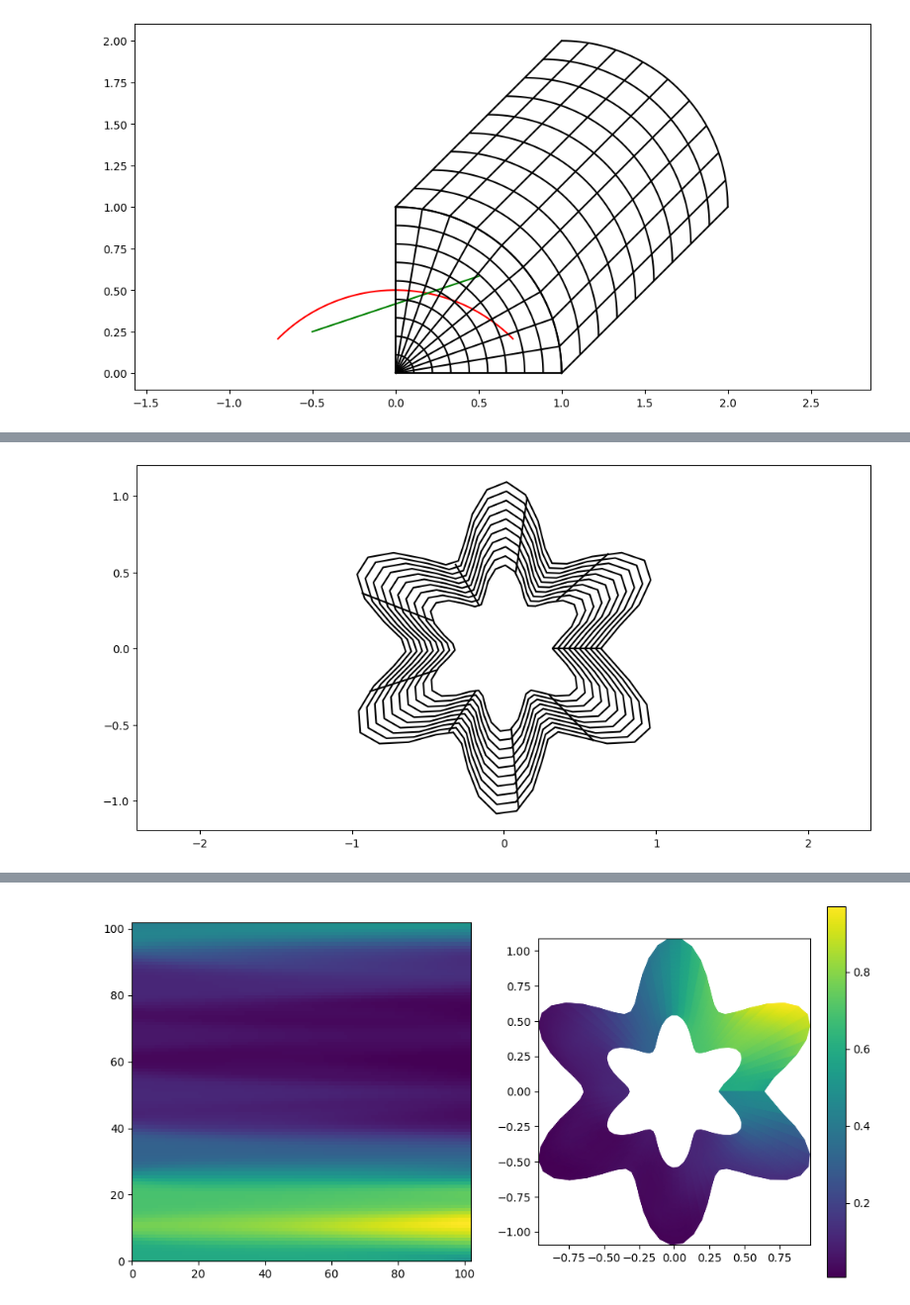
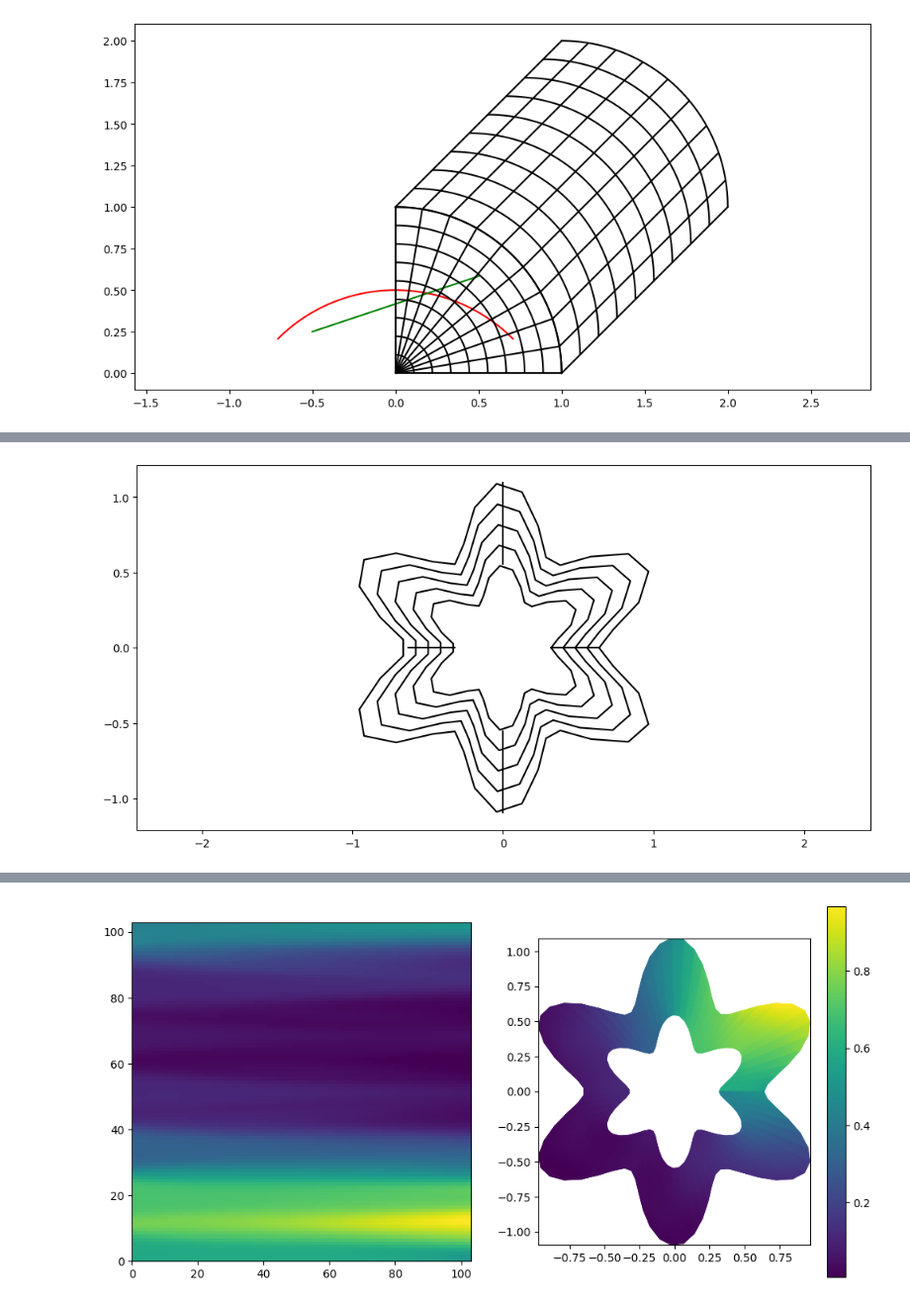
Before and after one commit to kevin866/pyiga, a Jupyter notebook: notebooks/nurbs_super.ipynb, the cells around one changed output, grey strips where cells are left out. Shown at 99% size. Cells and saved outputs as stored; diff of their text form; code cells hidden in the pictures.

```diff
--- a/notebooks/nurbs_super.ipynb
+++ b/notebooks/nurbs_super.ipynb
@@ -40,15 +40,17 @@ result = superformula(theta_values, r, d, n, a, L0)
 # %%
 from pyiga.geometry import *
 from pyiga import approx, bspline
-kv = bspline.make_knots(3, 0.0, 1.0, 98)
+n_kv = 50
+kv = bspline.make_knots(1, 0.0, 1.0, n_kv)
 # N = tuple(kv.numdofs for kv in kvs)
-print(kv.numdofs)
+print()
 r = 2.0
+num_res = kv.numdofs
 # construct quarter circle using NURBS
-theta_values = np.linspace(0, 2 * np.pi, 102)
+theta_values = np.linspace(0, 2 * np.pi, num_res)
 result = superformula(theta_values, r, d, n, a, L0)
 coeff = np.array(polar_to_cartesian(result, theta_values))
-w = np.ones((1,102))
+w = np.ones((1,num_res))
 coeff = np.vstack((coeff, w)).transpose()
 print(coeff.shape)
 coeffs = np.array([
@@ -57,10 +59,10 @@ coeffs = np.array([
         [0.0,   r, 1.0]])
 print(coeffs.shape)
 
-grid = (np.linspace(0.0, 1.0, 2),)
+grid = (np.linspace(0.0, 1.0, 200),)
 
 nurbs = NurbsFunc((kv,), coeff.copy(), weights=None)
 vals = nurbs.grid_eval(grid)
-vis.plot_geo(nurbs, grid=grid,res=50, linewidth=None, color='black')
+vis.plot_geo(nurbs, grid=grid,res=500, linewidth=None, color='black')
 axis('equal');
 # %% [output]
@@ -83,10 +92,11 @@ axis('equal');
 # %%
 g = geometry.line_segment([0.5,0.5], [1,1])
 geo = geometry.outer_product(nurbs, g)
-vis.plot_geo(geo)
+grid = (np.linspace(0.0, 1.0, 8),)
+vis.plot_geo(geo, gridx = 5, gridy = 5, res = 400)
 axis('equal');
 # %% [output]
-[figure, old version]
+[figure, new version]
 # %%
 # define geometry
 # geo = geometry.quarter_annulus()
```
Also changed, not shown: parts of 5 cells of this notebook, 1 other file.
